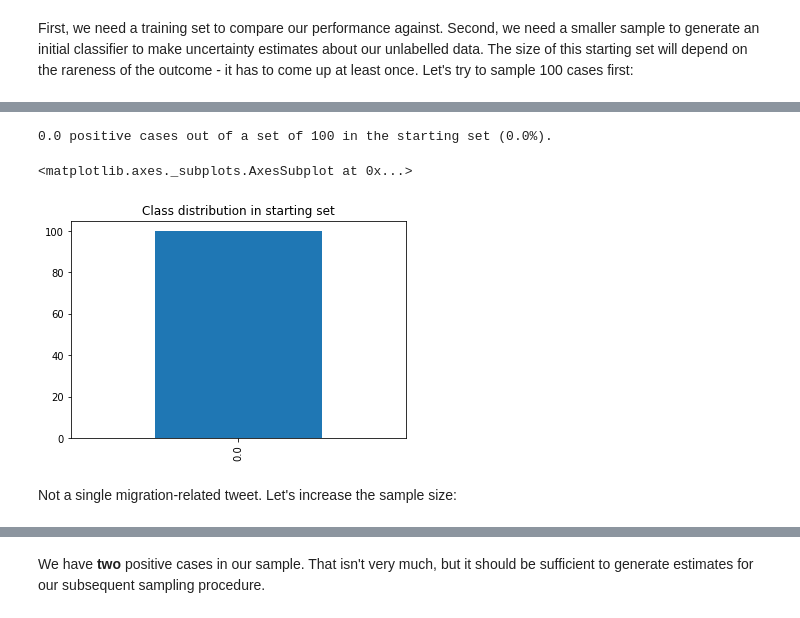
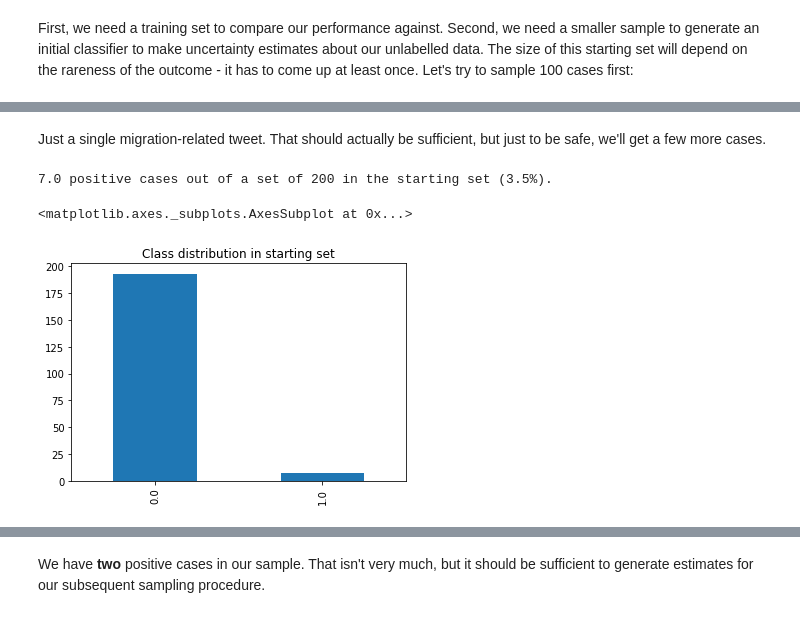
Before and after one commit to nicolaiberk/Imbalanced, a Jupyter notebook: ActiveLearning.ipynb, the cells around one changed output, grey strips where cells are left out. Cells and saved outputs as stored; diff of their text form; code cells hidden in the pictures.

Commit message:
Sampling and fit vectorizer on whole training set

```diff
--- a/ActiveLearning.ipynb
+++ b/ActiveLearning.ipynb
@@ -24,6 +22,32 @@ tweets = pd.read_csv("https://www.dropbox.com/s/gv56nu1ptrp63ps/annotated_german
+# %%
+# general train/test split for assessment of performance
+#     and fit vectorizer
+
+X_train, X_test, y_train, y_test = train_test_split(
+    tweets.text,
+    tweets.annotation,
+    test_size=0.20,
+    random_state=42
+)
+
+
+
+vec = vec.fit(X_train)
 # %% [markdown]
 # Application in Python
 # %% [markdown]
 ## Cold Phase/Initialisation
 # %% [markdown]
 First, we need a training set to compare our performance against. Second, we need a smaller sample to generate an initial classifier to make uncertainty estimates about our unlabelled data. The size of this starting set will depend on the rareness of the outcome - it has to come up at least once. Let's try to sample 100 cases first:
+# %%
+rng = np.random.default_rng(42)
+sample_id = rng.integers(low=0, high=len(y_train), size=100)
+
+X_train = X_train.reset_index(drop=True)
+y_train = y_train.reset_index(drop=True)
+
+X_start = X_train[sample_id]
+y_start = y_train[sample_id]
+
+print(f"{sum(y_start)} positive cases out of a set of {len(y_start)} in the starting set ({sum(y_start)*100/len(y_start)}%).")
+pd.Series(y_start).value_counts().plot(kind='bar', title='Class distribution in starting set')
@@ -30,14 +58,14 @@ First, we need a training set to compare our performance against. Second, we nee
+# %% [markdown]
+Just a single migration-related tweet. That should actually be sufficient, but just to be safe, we'll get a few more cases.
 # %%
-rndsmpl = tweets.sample(n=100,  random_state=42)
+sample_id = rng.integers(low=0, high=len(y_train), size=200)
 
-X_start = rndsmpl.text
-y_start = rndsmpl.annotation
+X_start = X_train[sample_id]
+y_start = y_train[sample_id]
 
 print(f"{sum(y_start)} positive cases out of a set of {len(y_start)} in the starting set ({sum(y_start)*100/len(y_start)}%).")
 pd.Series(y_start).value_counts().plot(kind='bar', title='Class distribution in starting set')
 # %% [output]
-0.0 positive cases out of a set of 100 in the starting set (0.0%).
+7.0 positive cases out of a set of 200 in the starting set (3.5%).
 <matplotlib.axes._subplots.AxesSubplot at 0x...>
-[figure, old version]
+[figure, new version]
-# %% [markdown]
-Not a single migration-related tweet. Let's increase the sample size:
```
Also changed, not shown: parts of 4 cells of this notebook.
